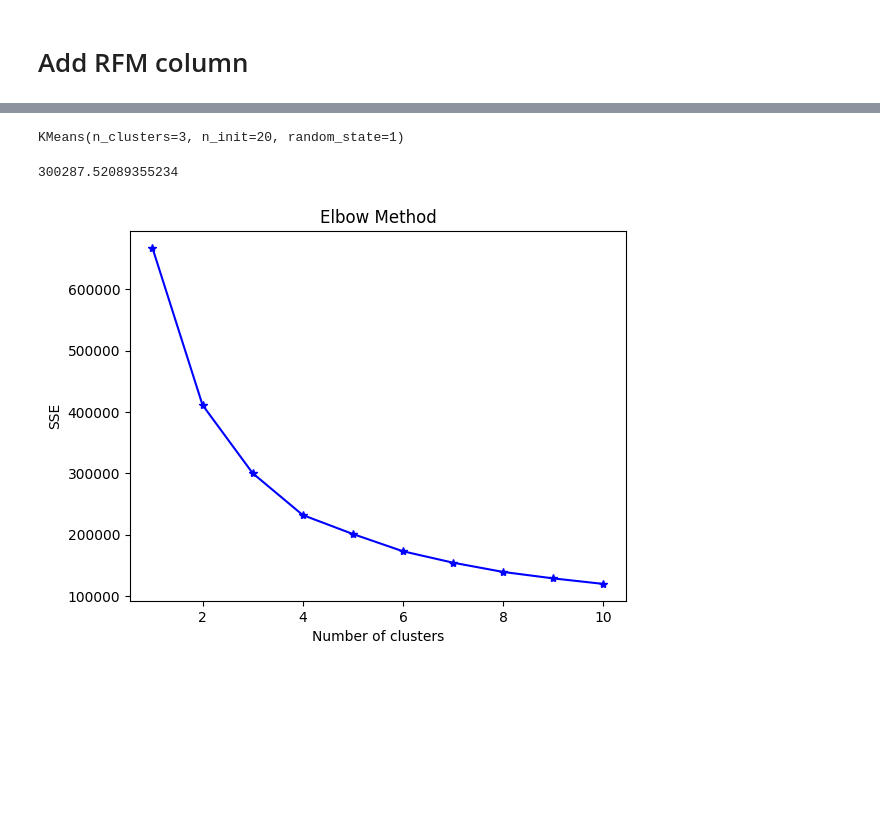
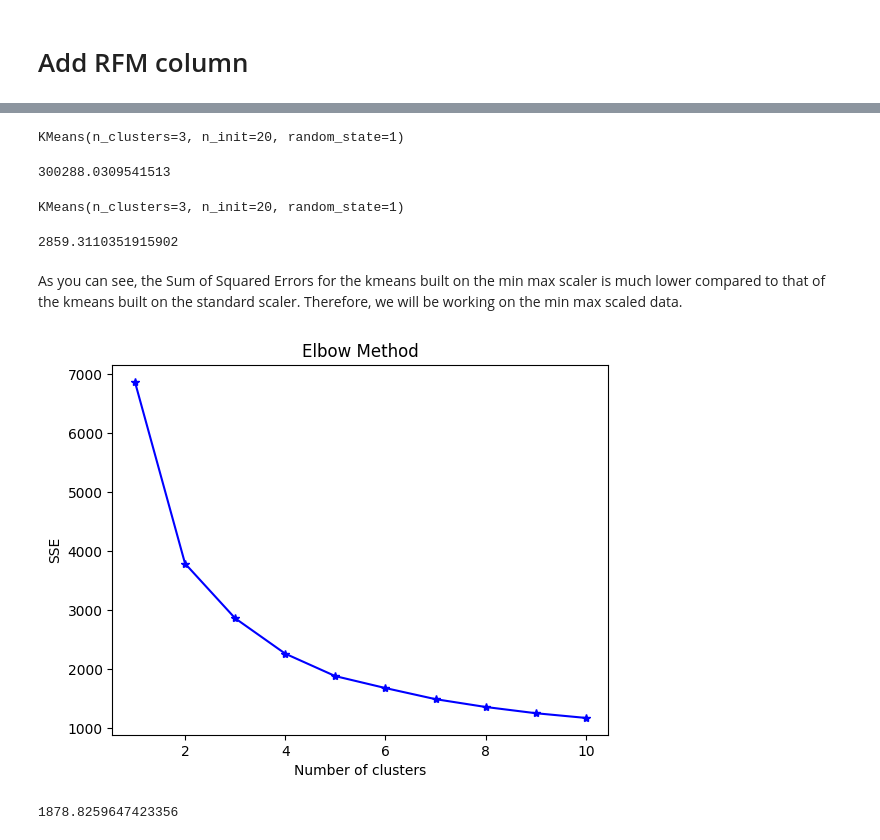
Before and after one commit to R-otato/Tasty_Insights, a Jupyter notebook: CustomerSegmentation.ipynb, the cells around one changed output, grey strips where cells are left out. Saved outputs shown, nothing was run; the diff lists cells and outputs as text; code cells hidden in the pictures; blank space fills up the shorter version.

Commit message:
Update Customer Segmentation
Added Outlier handling, Vizualizations and MinMax Scaler

```diff
--- a/CustomerSegmentation.ipynb
+++ b/CustomerSegmentation.ipynb
@@ -182,6 +203,7 @@ RFM_table_df.head()
 # %%
-X = RFM_table_df.drop("CUSTOMER_ID", axis=1)
+# Scaling the data so that all the features/attributes become comparable
+MinMax = MinMaxScaler()
+X_scaled_MinMax=MinMax.fit_transform(X)
 
-# Scaling the data so that all the features/attributes become comparable
-scaler = StandardScaler()
-X_scaled = scaler.fit_transform(X)
+Standard= StandardScaler()
+X_scaled_Standard=Standard.fit_transform(X)
@@ -188,25 +212,48 @@ X_scaled = scaler.fit_transform(X)
+# %%
+#Build kmeans for standard scaled data
+kmeans = KMeans(n_clusters=3, n_init=20, max_iter=300, random_state=1)
+
+kmeans.fit(X_scaled_Standard)
+# %% [output]
+KMeans(n_clusters=3, n_init=20, random_state=1)
+# %%
+# Evalute the model using Sum of Squared Errors (SSE) : Standard Scaler
+kmeans.inertia_
+# %% [output]
+300288.0309541513
+# %%
+#Build kmeans for min max scaled data
+kmeans = KMeans(n_clusters=3, n_init=20, max_iter=300, random_state=1)
+
+kmeans.fit(X_scaled_MinMax)
+# %% [output]
+KMeans(n_clusters=3, n_init=20, random_state=1)
+# %%
+# Evalute the model using Sum of Squared Errors (SSE) : Min Max
+kmeans.inertia_
+# %% [output]
+2859.3110351915902
+# %% [markdown]
+As you can see, the Sum of Squared Errors for the kmeans built on the min max scaler is much lower compared to that of the kmeans built on the standard scaler. Therefore, we will be working on the min max scaled data.
+# %%
+# Find the optimal number of clusters (i.e. K) using elbow method
+sse = []
+for i in range(1, 11):
+    kmeans = KMeans(n_clusters=i, n_init=20, random_state=1)
+    kmeans.fit(X_scaled_MinMax)
+    sse.append(kmeans.inertia_)
+plt.plot(range(1, 11), sse, 'b-*')
+plt.title('Elbow Method')
+plt.xlabel('Number of clusters')
+plt.ylabel('SSE')
+plt.show()
+# %% [output]
+[figure, added]
 # %%
-kmeans = KMeans(n_clusters=3, n_init=20, max_iter=300, random_state=1)
+kmeans = KMeans(n_clusters=5, n_init=20, max_iter=300, random_state=1)
 
-kmeans.fit(X_scaled)
+kmeans.fit(X_scaled_MinMax)
+
+kmeans.inertia_
 # %% [output]
-KMeans(n_clusters=3, n_init=20, random_state=1)
+1878.8259647423356
-# %%
-# Evalute the model using Sum of Squared Errors (SSE)
-kmeans.inertia_
-# %% [output]
-300287.52089355234
-# %%
-# Find the optimal number of clusters (i.e. K) using elbow method
-sse = []
-for i in range(1, 11):
-    kmeans = KMeans(n_clusters=i, n_init=20, random_state=1)
-    kmeans.fit(X_scaled)
-    sse.append(kmeans.inertia_)
-plt.plot(range(1, 11), sse, 'b-*')
-plt.title('Elbow Method')
-plt.xlabel('Number of clusters')
-plt.ylabel('SSE')
-plt.show()
-# %% [output]
-[figure, removed]
```
Also changed, not shown: parts of 18 cells of this notebook.
